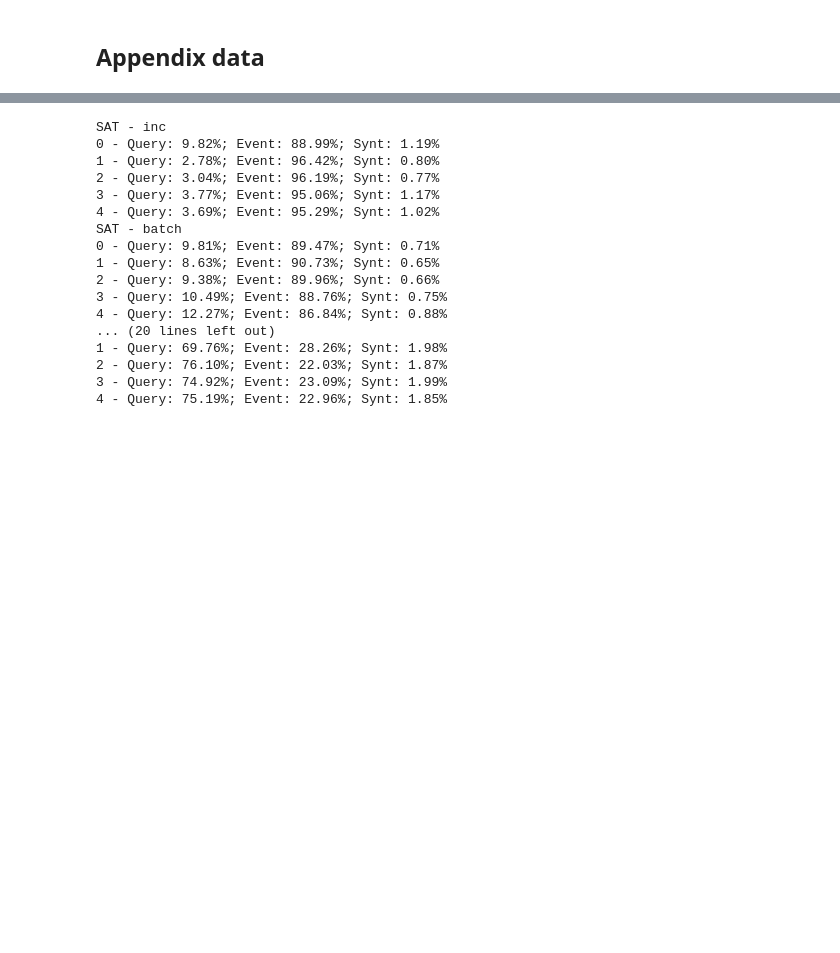
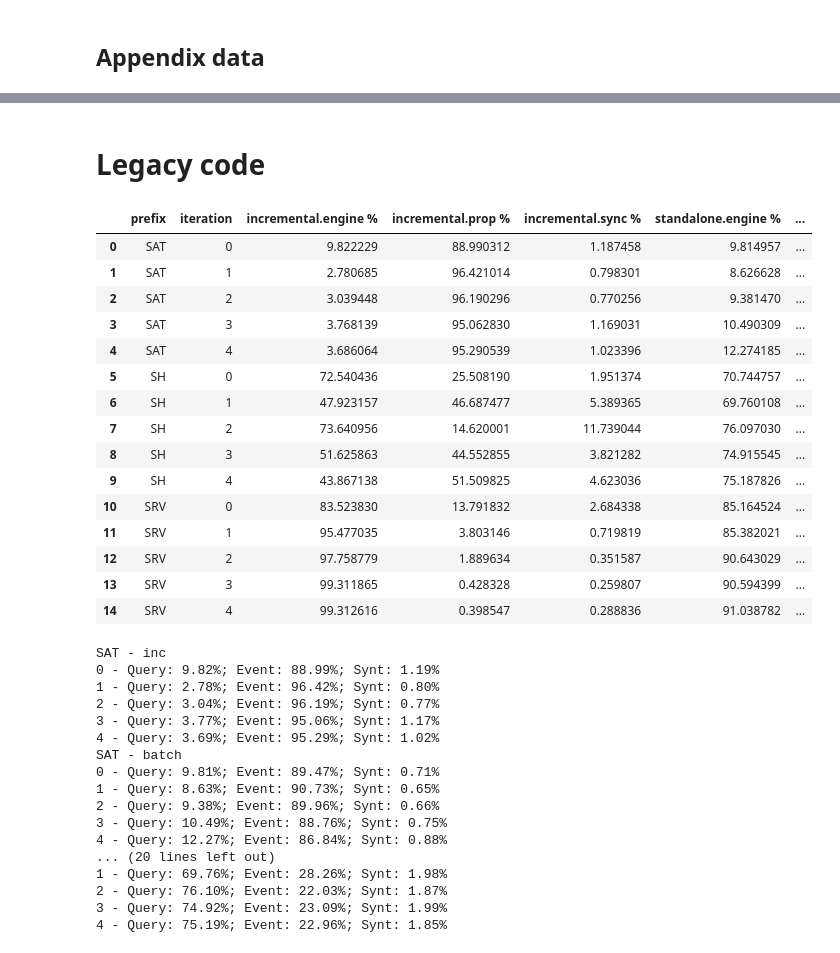
Before and after one commit to PELAB-LiU/ProbabilisticGraphQuery, a Jupyter notebook: measurements/a_rq2_rq3_incremental.ipynb, the cells around one changed output, grey strips where cells are left out. Saved outputs shown, nothing was run; the diff lists cells and outputs as text; code cells hidden in the pictures; blank space fills up the shorter version.

```diff
--- a/measurements/a_rq2_rq3_incremental.ipynb
+++ b/measurements/a_rq2_rq3_incremental.ipynb
@@ -261,16 +252,0 @@ for i in range(0,5):
-# %%
-satdata = (df[df['prefix']=='SAT']).groupby(['iteration'])['incremental.total[ms]','standalone.total[ms]'].agg(['mean','median'])
-srvdata = (df[df['prefix']=='SRV']).groupby(['iteration'])['incremental.total[ms]','standalone.total[ms]'].agg(['mean','median'])
-shdata = (df[df['prefix']=='SH']).groupby(['iteration'])['incremental.total[ms]','standalone.total[ms]'].agg(['mean','median'])
-
-pd.set_option('display.precision', 2)
-
-for i in range(0,5):
-    satIMean = satdata['incremental.total[ms]']['mean'][i]
-    satBMean = satdata['standalone.total[ms]']['mean'][i]
-    srvIMean = srvdata['incremental.total[ms]']['mean'][i]
-    srvBMean = srvdata['standalone.total[ms]']['mean'][i]
-    shIMean = shdata['incremental.total[ms]']['mean'][i]
-    shBMean = shdata['standalone.total[ms]']['mean'][i]
-    print(f"\t\t{i} & {satIMean:.2f} & {satBMean:.2f} & {srvIMean:.2f} & {srvBMean:.2f} & {shIMean:.2f} & {shBMean:.2f} \\\\ %")
-    print('\t\\hline %')
@@ -288,20 +252,0 @@ for i in range(0,5):
-# %%
-satdata = (df[df['prefix']=='SAT']).groupby(['iteration'])['incremental.engine[ms]','standalone.engine[ms]'].agg(['mean','median'])
-srvdata = (df[df['prefix']=='SRV']).groupby(['iteration'])['incremental.engine[ms]','standalone.engine[ms]'].agg(['mean','median'])
-shdata = (df[df['prefix']=='SH']).groupby(['iteration'])['incremental.engine[ms]','standalone.engine[ms]'].agg(['mean','median'])
-
-pd.set_option('display.precision', 2)
-print('% Query propagation times')
-for i in range(0,5):
-    satIMean = satdata['incremental.engine[ms]']['mean'][i]
-    satBMean = satdata['standalone.engine[ms]']['mean'][i]
-    srvIMean = srvdata['incremental.engine[ms]']['mean'][i]
-    srvBMean = srvdata['standalone.engine[ms]']['mean'][i]
-    shIMean = shdata['incremental.engine[ms]']['mean'][i]
-    shBMean = shdata['standalone.engine[ms]']['mean'][i]
-    print(f"\t\t{i} & {satIMean:.2f} & {satBMean:.2f} & {srvIMean:.2f} & {srvBMean:.2f} & {shIMean:.2f} & {shBMean:.2f} \\\\ %")
-    satR = (satIMean/satBMean)-1
-    srvR = (srvIMean/srvBMean)-1
-    shR = (shIMean/shBMean)-1
-    print(f'% \t\tSAT: {satR:.2%}; SRV: {srvR:.2%}; SH: {shR:.2%}')
-    print('\t\\hline %')
@@ -325,3 +361,30 @@ for i in range(0,5):
+# %% [markdown]
+# Legacy code
+# %%
+df = df_incremental
+
+df = df.groupby(['prefix','iteration']).agg('mean').reset_index()
+for tool in ['incremental','standalone']:
+    for task in ['engine','sync','prop']:
+        df[f'{tool}.{task} %'] = (df[f'{tool}.{task}[ms]']/df[f'{tool}.total[ms]'])*100
+df[['prefix','iteration','incremental.engine %','incremental.prop %','incremental.sync %','standalone.engine %','standalone.prop %','standalone.sync %']]
+# %% [output]
+|  | prefix | iteration | incremental.engine % | incremental.prop % | incremental.sync % | standalone.engine % | ... |
+| 0 | SAT | 0 | 9.822229 | 88.990312 | 1.187458 | 9.814957 | ... |
+| 1 | SAT | 1 | 2.780685 | 96.421014 | 0.798301 | 8.626628 | ... |
+| 2 | SAT | 2 | 3.039448 | 96.190296 | 0.770256 | 9.381470 | ... |
+| 3 | SAT | 3 | 3.768139 | 95.062830 | 1.169031 | 10.490309 | ... |
+| 4 | SAT | 4 | 3.686064 | 95.290539 | 1.023396 | 12.274185 | ... |
+| 5 | SH | 0 | 72.540436 | 25.508190 | 1.951374 | 70.744757 | ... |
+| 6 | SH | 1 | 47.923157 | 46.687477 | 5.389365 | 69.760108 | ... |
+| 7 | SH | 2 | 73.640956 | 14.620001 | 11.739044 | 76.097030 | ... |
+| 8 | SH | 3 | 51.625863 | 44.552855 | 3.821282 | 74.915545 | ... |
+| 9 | SH | 4 | 43.867138 | 51.509825 | 4.623036 | 75.187826 | ... |
+| 10 | SRV | 0 | 83.523830 | 13.791832 | 2.684338 | 85.164524 | ... |
+| 11 | SRV | 1 | 95.477035 | 3.803146 | 0.719819 | 85.382021 | ... |
+| 12 | SRV | 2 | 97.758779 | 1.889634 | 0.351587 | 90.643029 | ... |
+| 13 | SRV | 3 | 99.311865 | 0.428328 | 0.259807 | 90.594399 | ... |
+| 14 | SRV | 4 | 99.312616 | 0.398547 | 0.288836 | 91.038782 | ... |
 # %%
 short=df.groupby(['prefix', 'iteration']).aggregate('mean').reset_index()
 #short_inc = pd.melt(df, id_vars=['prefix','iteration'],
```
Also changed, not shown: parts of 12 cells of this notebook, 20 other files.
